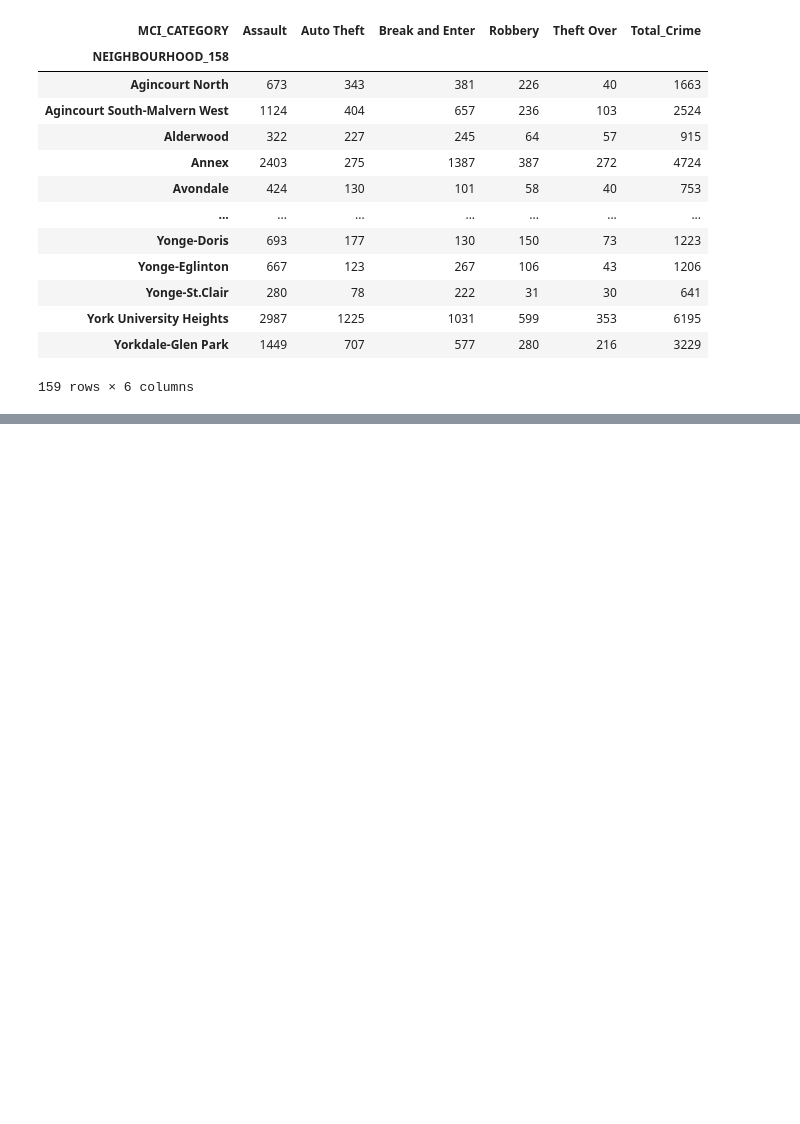
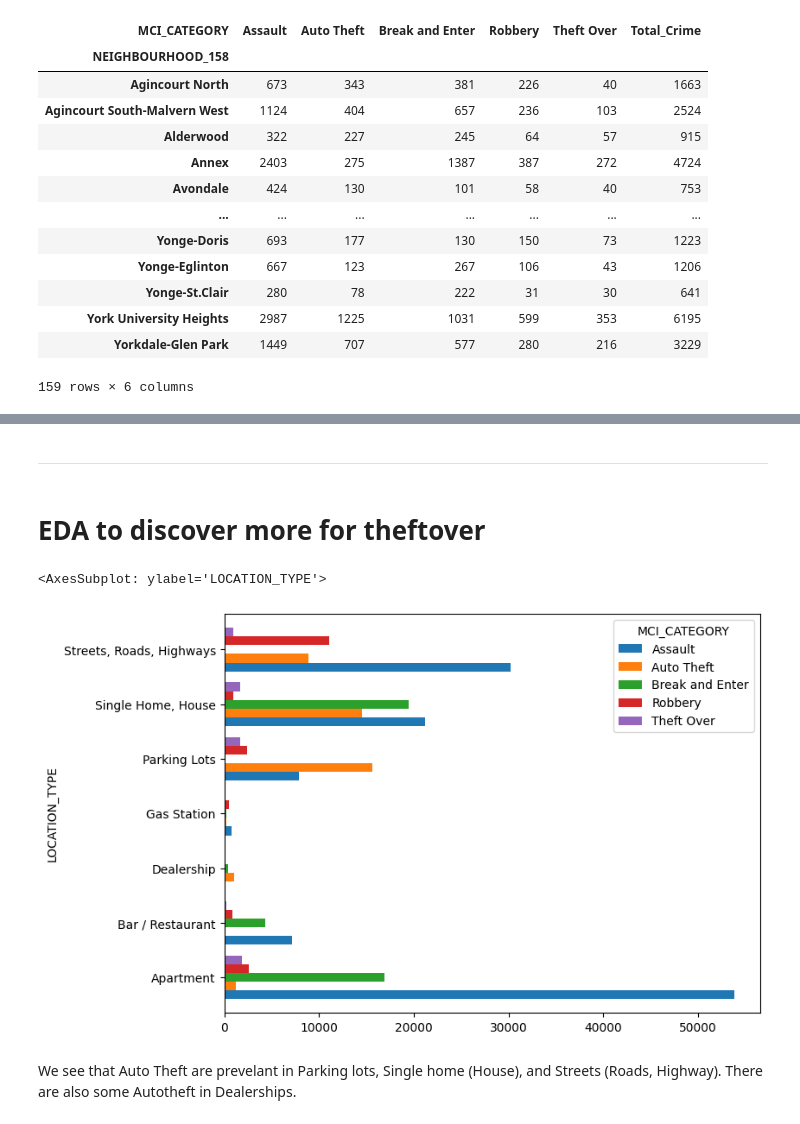
Before and after one commit to Matt2371/Toronto-Crimes, a Jupyter notebook: EDA.ipynb, the cells around one changed output, grey strips where cells are left out. Cells and saved outputs as stored; diff of their text form; code cells hidden in the pictures; blank space fills up the shorter version.

Commit message:
update and added another graph to EDA

```diff
--- a/EDA.ipynb
+++ b/EDA.ipynb
@@ -288,3 +288,7 @@ map
 # %%
 # Save the map as an HTML file
 map.save("html/Maps.html")
+# %% [markdown]
+***
+# %% [markdown]
+# EDA to discover more for theftover
@@ -290,0 +297,11 @@ map.save("html/Maps.html")
+# %%
+fig, ax = plt.subplots(figsize=(8, 6))
+
+selected_cols = ['Streets, Roads, Highways', 'Single Home, House', 'Parking Lots', 'Dealership', 'Gas Station', 'Bar / Restaurant', 'Apartment']
+
+pd.crosstab(df[df.LOCATION_TYPE.isin(selected_cols)]['LOCATION_TYPE'], df['MCI_CATEGORY']).plot(kind='barh', width= 0.8, ax=ax)
+# %% [output]
+<AxesSubplot: ylabel='LOCATION_TYPE'>
+[figure, added]
+# %% [markdown]
+We see that Auto Theft are prevelant in Parking lots, Single home (House), and Streets (Roads, Highway). There are also some Autotheft in Dealerships.
```
Also changed, not shown: parts of 1 cell of this notebook, 1 other file.
